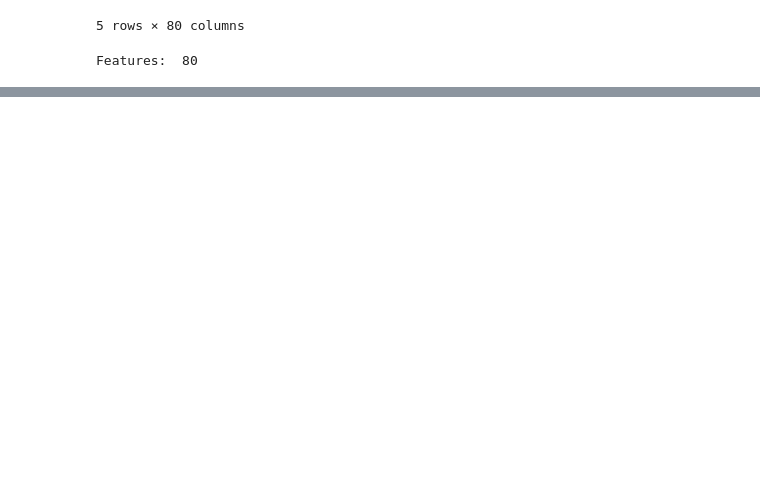
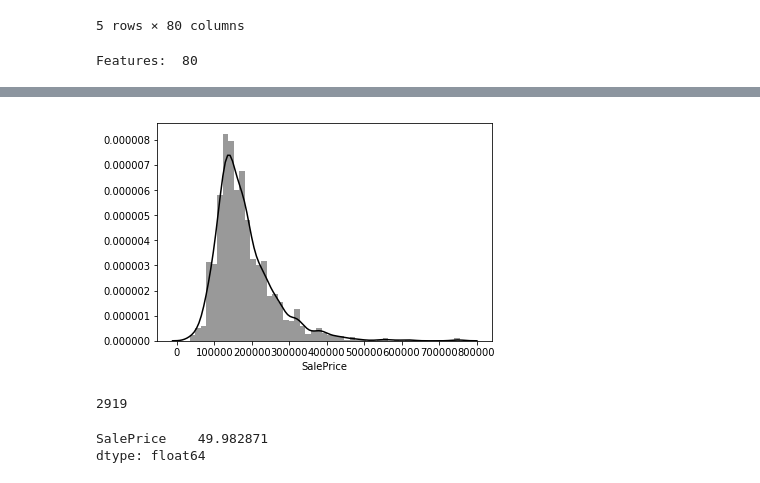
Before and after one commit to bermr/house-prices, a Jupyter notebook: house-prices-predition.ipynb, the cells around one changed output, grey strips where cells are left out. Cells and saved outputs as stored; diff of their text form; code cells hidden in the pictures; blank space fills up the shorter version.

Commit message:
data cleaning beginning

```diff
--- a/house-prices-predition.ipynb
+++ b/house-prices-predition.ipynb
@@ -51,0 +66,22 @@ train.describe()
+# %%
+# histogram of saleprice
+
+sn.distplot(train['SalePrice'], color="black", );
+# %% [output]
+[figure, added]
+# %%
+# combining train and test
+
+data = pd.concat([train, test], keys=['train', 'test'])
+len(data)
+# %% [output]
+2919
+# %%
+# dealing with empty values
+
+missing_per_col = (data.isnull().sum())
+percentage = (missing_per_col * 100)/ len(data)
+print(percentage[percentage > 0.0])
+# %% [output]
+SalePrice    49.982871
+dtype: float64
```
Also changed, not shown: parts of 3 cells of this notebook.
